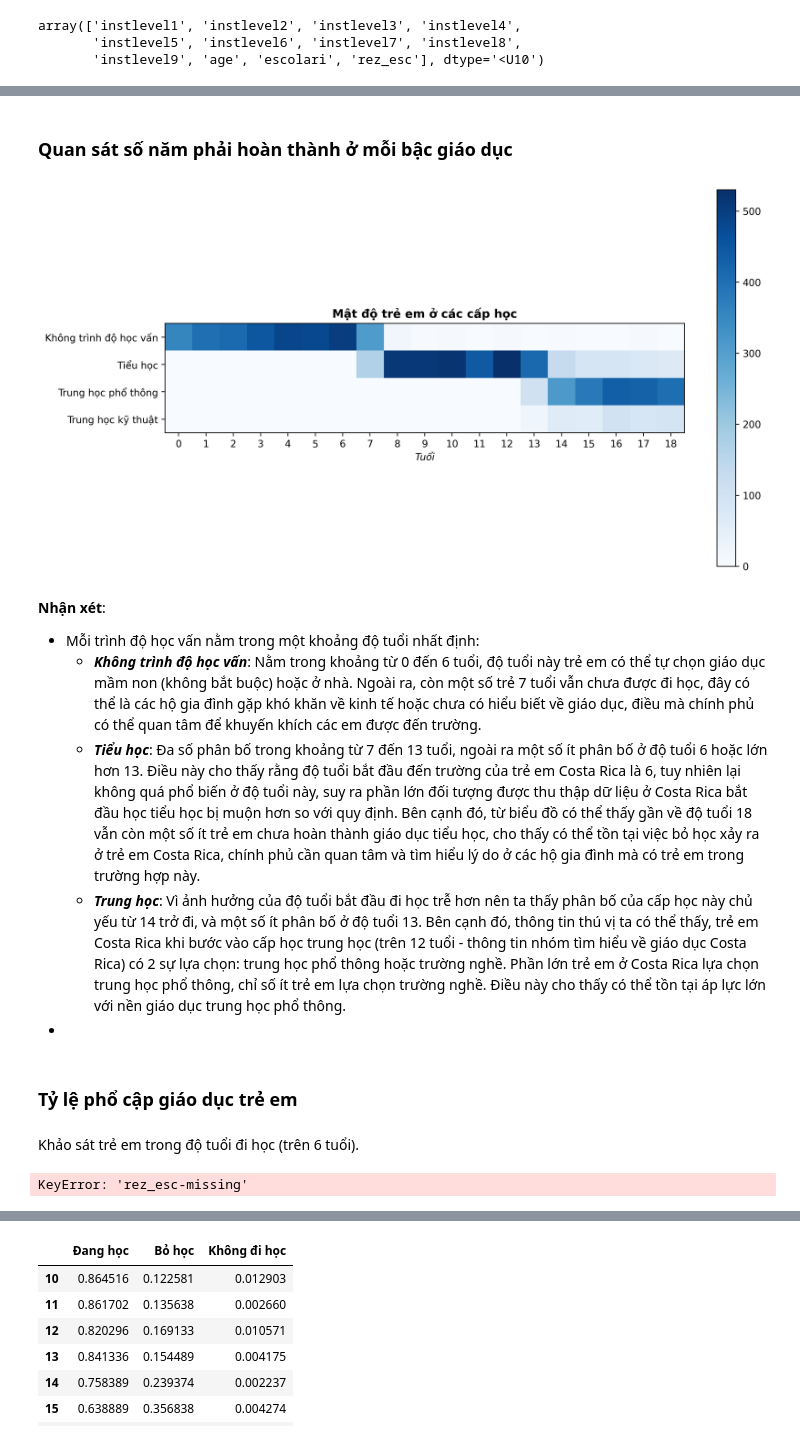
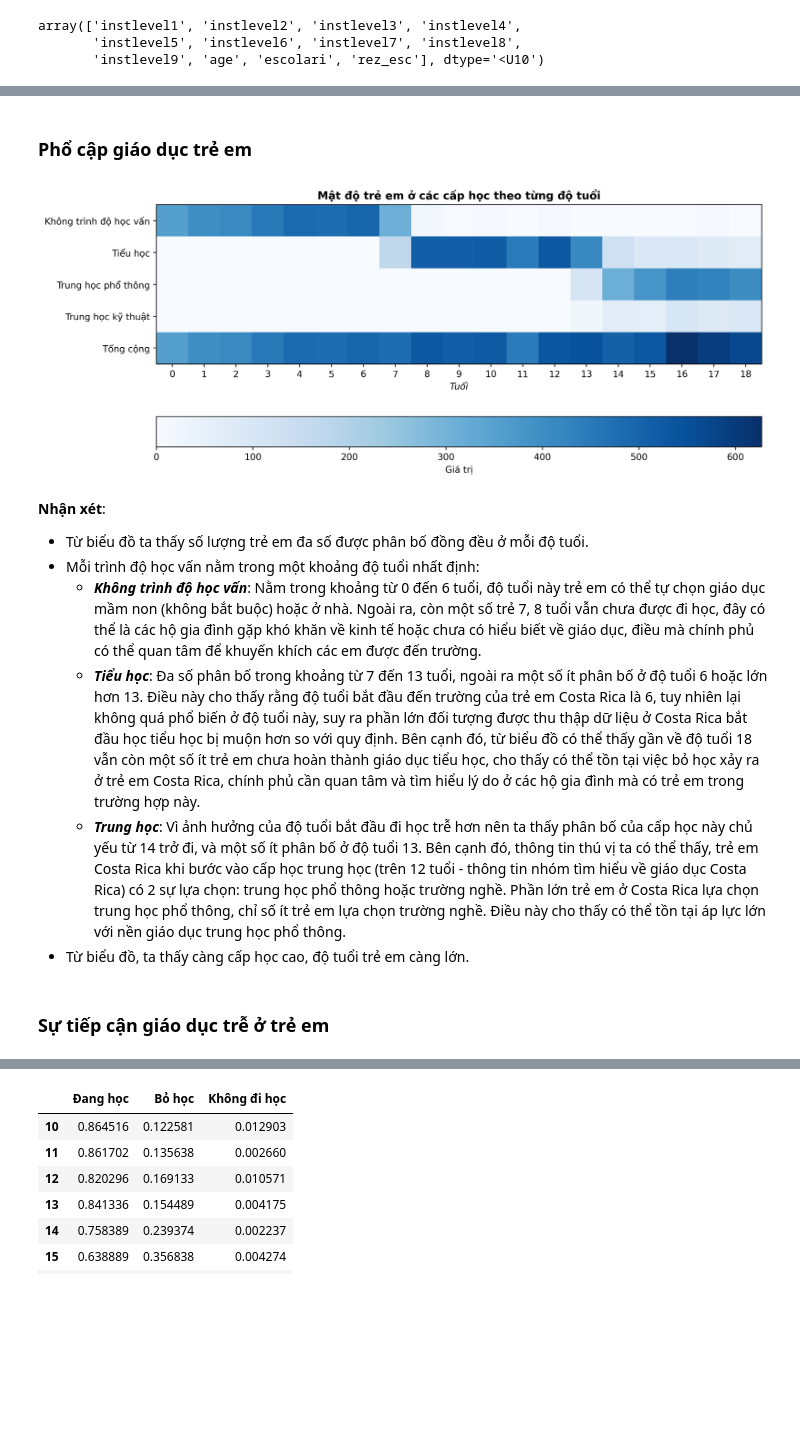
Before and after one commit to iam-Dylan/costa-rican-household, a Jupyter notebook: source/eda_DK.ipynb, the cells around one changed output, grey strips where cells are left out. Drawn from its saved outputs; the diff is of its cells as text; code cells hidden in the pictures; blank space fills up the shorter version.

```diff
--- a/source/eda_DK.ipynb
+++ b/source/eda_DK.ipynb
@@ -112,47 +112,32 @@ under_18.sample(5)
-# %% [markdown]
-### Quan sát số năm phải hoàn thành ở mỗi bậc giáo dục
+# %% [markdown]
+### Phổ cập giáo dục trẻ em
 # %%
-under_18_statistical = under_18[['instlevel1', 'instlevel2', 'instlevel3', 'instlevel4', 'instlevel5', 'instlevel6', 'instlevel7', 'age']]
+under_18_statistical = under_18[['instlevel1', 'instlevel2', 'instlevel3', 'instlevel4', 'instlevel5', 'instlevel6', 'instlevel7', 'age']].copy()
 under_18_statistical = under_18_statistical.groupby('age').sum()
 under_18_statistical['Tiểu học'] = under_18_statistical['instlevel2'] + under_18_statistical['instlevel3']
 under_18_statistical['Trung học phổ thông'] = under_18_statistical['instlevel4'] + under_18_statistical['instlevel5']
 under_18_statistical['Trung học kỹ thuật'] = under_18_statistical['instlevel6'] + under_18_statistical['instlevel7']
 
-# Rename columns: instlevel1 to No level education
 under_18_statistical.rename(columns={'instlevel1': 'Không trình độ học vấn'}, inplace=True)
 under_18_statistical = under_18_statistical.drop(['instlevel2', 'instlevel3', 'instlevel4', 'instlevel5', 'instlevel6', 'instlevel7'], axis=1)
+under_18_statistical['Tổng cộng'] = under_18_statistical.sum(axis=1)
 # %%
 # Plot heatmap for under_18_statistical
 plt.imshow(under_18_statistical.T, cmap='Blues')
-plt.colorbar();
+plt.colorbar(orientation='horizontal', label='Giá trị');
 plt.xticks(np.arange(len(under_18_statistical.index)), under_18_statistical.index);
 plt.xlabel('Tuổi', style='italic');
 plt.yticks(np.arange(len(under_18_statistical.columns)), under_18_statistical.columns);
-plt.title('Mật độ trẻ em ở các cấp học', fontdict={'weight':'bold'});
+plt.title('Mật độ trẻ em ở các cấp học theo từng độ tuổi', fontdict={'weight':'bold'});
 # %% [output]
-[figure, old version]
+[figure, new version]
 # %% [markdown]
 **Nhận xét**:
+- Từ biểu đồ ta thấy số lượng trẻ em đa số được phân bố đồng đều ở mỗi độ tuổi.
 - Mỗi trình độ học vấn nằm trong một khoảng độ tuổi nhất định:
-    + **_Không trình độ học vấn_**: Nằm trong khoảng từ 0 đến 6 tuổi, độ tuổi này trẻ em có thể tự chọn giáo dục mầm non (không bắt buộc) hoặc ở nhà. Ngoài ra, còn một số trẻ 7 tuổi vẫn chưa được đi học, đây có thể là các hộ gia đình gặp khó khăn về kinh tế hoặc chưa có hiểu biết về giáo dục, điều mà chính phủ có thể quan tâm để khuyến khích các em được đến trường.
+    + **_Không trình độ học vấn_**: Nằm trong khoảng từ 0 đến 6 tuổi, độ tuổi này trẻ em có thể tự chọn giáo dục mầm non (không bắt buộc) hoặc ở nhà. Ngoài ra, còn một số trẻ 7, 8 tuổi vẫn chưa được đi học, đây có thể là các hộ gia đình gặp khó khăn về kinh tế hoặc chưa có hiểu biết về giáo dục, điều mà chính phủ có thể quan tâm để khuyến khích các em được đến trường.
     + **_Tiểu học_**: Đa số phân bố trong khoảng từ 7 đến 13 tuổi, ngoài ra một số ít phân bố ở độ tuổi 6 hoặc lớn hơn 13. Điều này cho thấy rằng độ tuổi bắt đầu đến trường của trẻ em Costa Rica là 6, tuy nhiên lại không quá phổ biến ở độ tuổi này, suy ra phần lớn đối tượng được thu thập dữ liệu ở Costa Rica bắt đầu học tiểu học bị muộn hơn so với quy định. Bên cạnh đó, từ biểu đồ có thể thấy gần về độ tuổi 18 vẫn còn một số ít trẻ em chưa hoàn thành giáo dục tiểu học, cho thấy có thể tồn tại việc bỏ học xảy ra ở trẻ em Costa Rica, chính phủ cần quan tâm và tìm hiểu lý do ở các hộ gia đình mà có trẻ em trong trường hợp này.
     + **_Trung học_**: Vì ảnh hưởng của độ tuổi bắt đầu đi học trễ hơn nên ta thấy phân bố của cấp học này chủ yếu từ 14 trở đi, và một số ít phân bố ở độ tuổi 13. Bên cạnh đó, thông tin thú vị ta có thể thấy, trẻ em Costa Rica khi bước vào cấp học trung học (trên 12 tuổi - thông tin nhóm tìm hiểu về giáo dục Costa Rica) có 2 sự lựa chọn: trung học phổ thông hoặc trường nghề. Phần lớn trẻ em ở Costa Rica lựa chọn trung học phổ thông, chỉ số ít trẻ em lựa chọn trường nghề. Điều này cho thấy có thể tồn tại áp lực lớn với nền giáo dục trung học phổ thông.
--
+- Từ biểu đồ, ta thấy càng cấp học cao, độ tuổi trẻ em càng lớn.
 # %% [markdown]
-### Tỷ lệ phổ cập giáo dục trẻ em
+### Sự tiếp cận giáo dục trễ ở trẻ em
-# %% [markdown]
-Khảo sát trẻ em trong độ tuổi đi học (trên 6 tuổi).
-# %%
-columns = ['age', 'escolari', 'rez_esc', 'instlevel1']
-
-edu_data = under_18[(under_18['rez_esc-missing'] == False) & (under_18['age'] > 6)][columns].astype(int)
-edu_data['age'] = edu_data['age'].astype(str)
-
-edu_data.loc[edu_data['rez_esc'] > 0, 'rez_esc'] = 1
-edu_data.loc[edu_data['escolari'] > 0, 'escolari'] = 1
-edu_data.loc[edu_data['rez_esc'] > 0, 'escolari'] = 0
-
-edu_data.columns = ['Tuổi', 'Đang học', 'Bỏ học', 'Không đi học']
-edu_data.sample(5)
-# %% [output]
-KeyError: 'rez_esc-missing'
```
Also changed, not shown: parts of 14 cells of this notebook.
